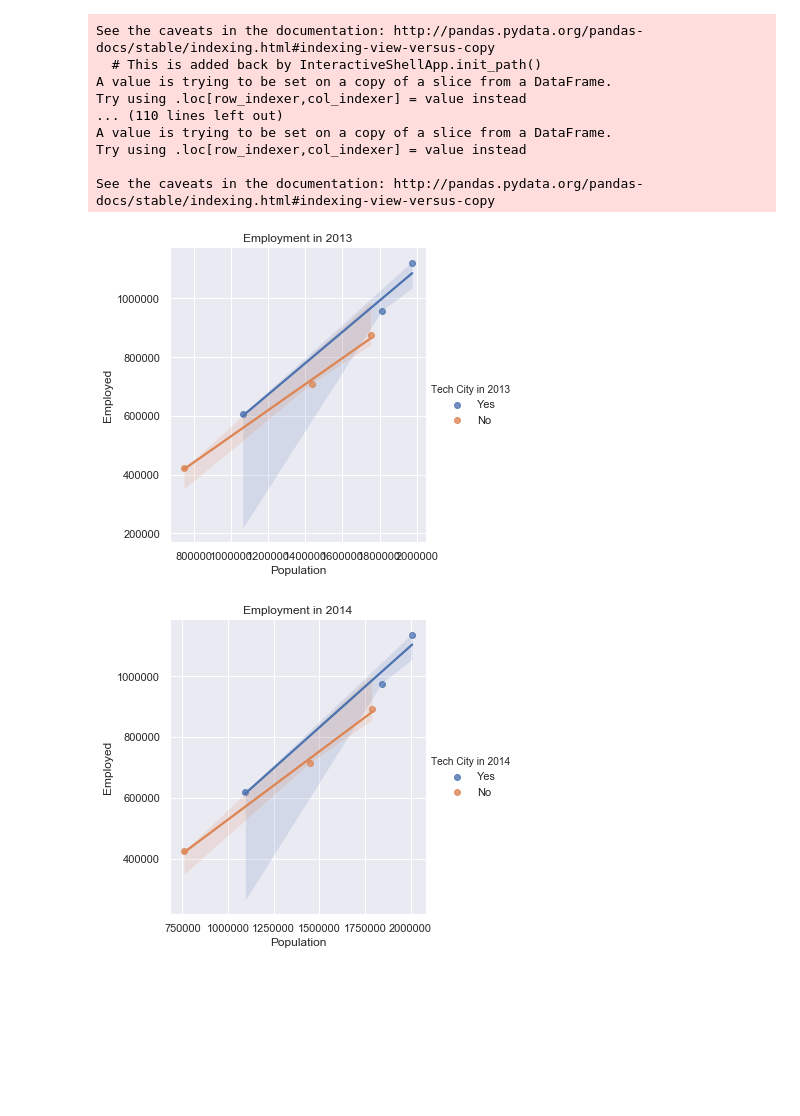
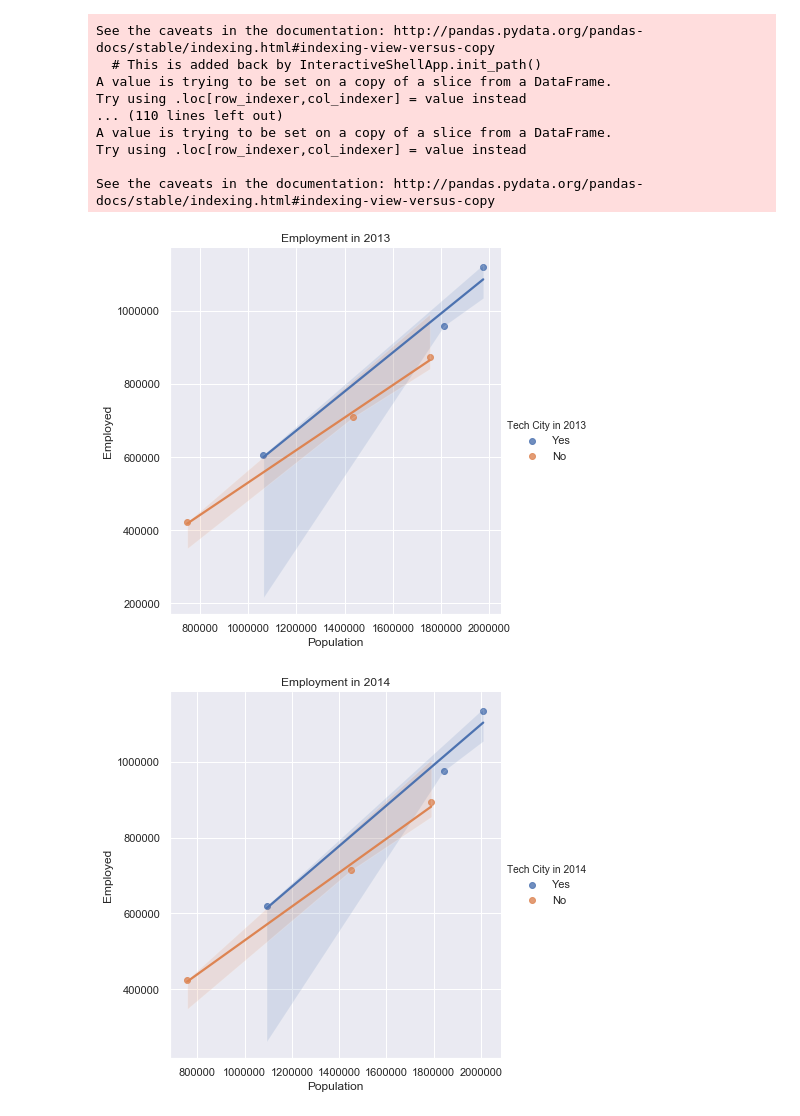
Before and after one commit to mrcjbf/project-one-repo, a Jupyter notebook: census_api.ipynb, the cells around one changed output. Saved outputs shown, nothing was run; the diff lists cells and outputs as text; code cells hidden in the pictures; blank space fills up the shorter version.

Commit message:
modified employment graphs.1

```diff
--- a/census_api.ipynb
+++ b/census_api.ipynb
@@ -281,20 +281,20 @@ county_frames_df_2013 = county_frames_df_2013.set_index("Name")
 # %%
 employment_2013 = county_frames_df_2013.loc[["King County, Washington", "Multnomah County, Oregon", "Santa Clara County, California",
                           "Sacramento County, California", "Travis County, Texas", "Bexar County, Texas"],
                           ["Population", "Employed", "Employment Male Computer Engineering and Science Occupations",
                           "Employment Male Computer and Mathematical Occupations", "Employment Female Computer Engineering and Science Occupations",
                           "Employment Female Computer and Mathematical Occupations", "Tech City in 2013"]]
 employment_2013["Tech Jobs"] = employment_2013["Employment Male Computer Engineering and Science Occupations"]+employment_2013["Employment Male Computer and Mathematical Occupations"]
 +employment_2013["Employment Female Computer Engineering and Science Occupations"]+employment_2013["Employment Female Computer and Mathematical Occupations"]
 employment_2013["Non Tech Jobs"]= employment_2013["Employed"]-employment_2013["Tech Jobs"]
 tech_2013 = sns.lmplot(x="Population", y="Employed", hue="Tech City in 2013",
-               truncate=True, height=5, data=employment_2013)
+               truncate=True, height=6, data=employment_2013)
 ax = plt.gca()
 ax.set_title("Employment in 2013")
 
 tech_2013.savefig("Output/Employment_2013.png")
 # %% [output]
-[figure, old version]
+[figure, new version]
 # %%
 #Merge county data frames for 2014
 county_frames_14 = [seattle_county_df_2014, portland_county_df_2014, san_jose_county_df_2014, sacramento_county_df_2014,
@@ -312,12 +312,12 @@ employment_2014["Tech Jobs"] = employment_2014["Employment Male Computer Enginee
 +employment_2014["Employment Female Computer Engineering and Science Occupations"]+employment_2014["Employment Female Computer and Mathematical Occupations"]
 employment_2014["Non Tech Jobs"]= employment_2014["Employed"]-employment_2014["Tech Jobs"]
 tech_2014 = sns.lmplot(x="Population", y="Employed", hue="Tech City in 2014",
-               truncate=True, height=5, data=employment_2014)
+               truncate=True, height=6, data=employment_2014)
 ax = plt.gca()
 ax.set_title("Employment in 2014")
 tech_2014.savefig("Output/Employment_2014.png")
 # %% [output]
-[figure, old version]
+[figure, new version]
 # %%
 #Merge county data frames for 2015
 county_frames_15 = [seattle_county_df_2015, portland_county_df_2015, san_jose_county_df_2015, sacramento_county_df_2015,
```
Also changed, not shown: parts of 3 cells of this notebook, 5 other files.
